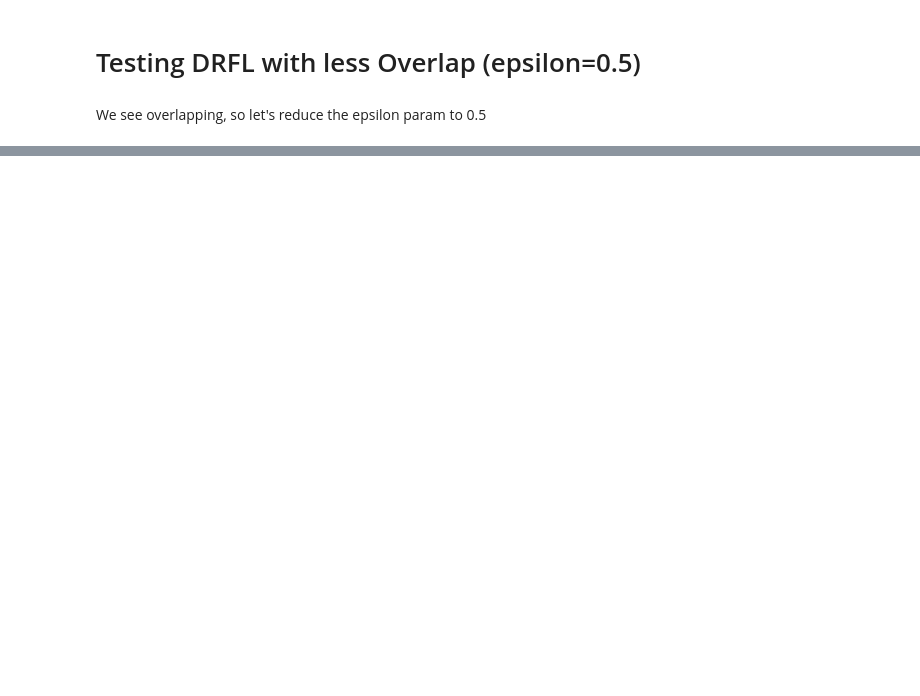
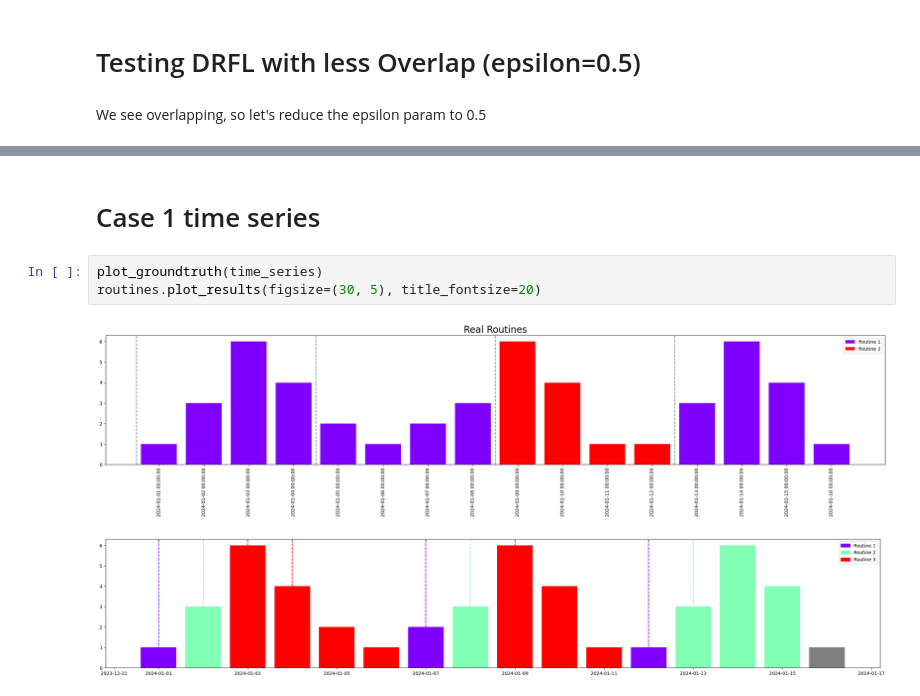
Before and after one commit to JavierGavina/Brute-Force-In-Routine-Detection, a Jupyter notebook: testing_routines.ipynb, the cells around one changed output, grey strips where cells are left out. Drawn from its saved outputs; the diff is of its cells as text; blank space fills up the shorter version.

```diff
--- a/testing_routines.ipynb
+++ b/testing_routines.ipynb
@@ -155,0 +206,8 @@ plot_groundtruth()
+# %% [markdown]
+# Case 1 time series
+# %%
+plot_groundtruth(time_series)
+routines.plot_results(figsize=(30, 5), title_fontsize=20)
+# %% [output]
+[figure, added]
+[figure, added]
```
Also changed, not shown: parts of 6 cells of this notebook, 2 other files.
